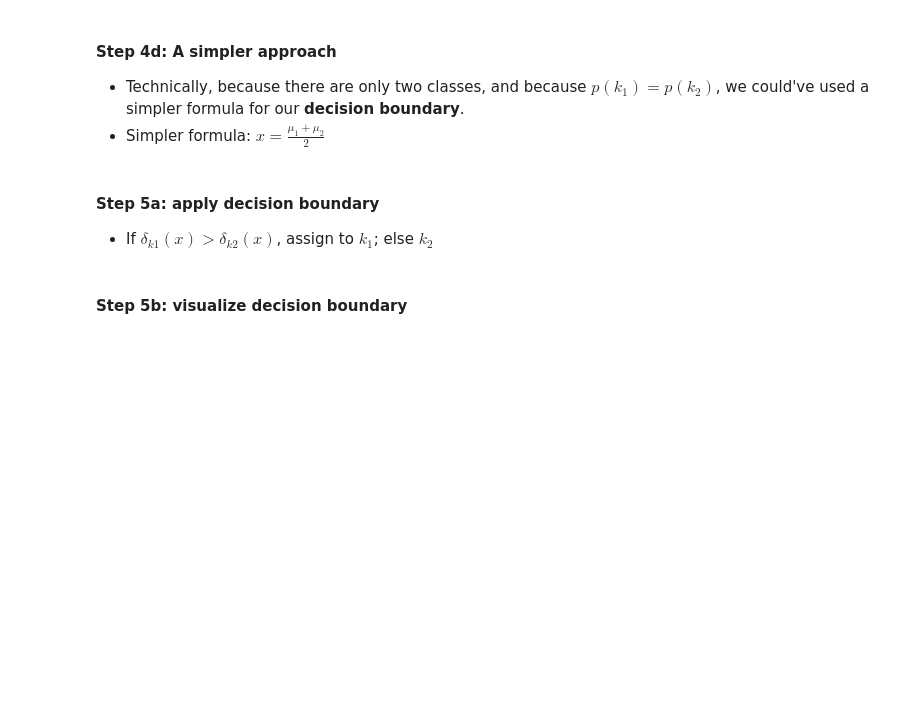
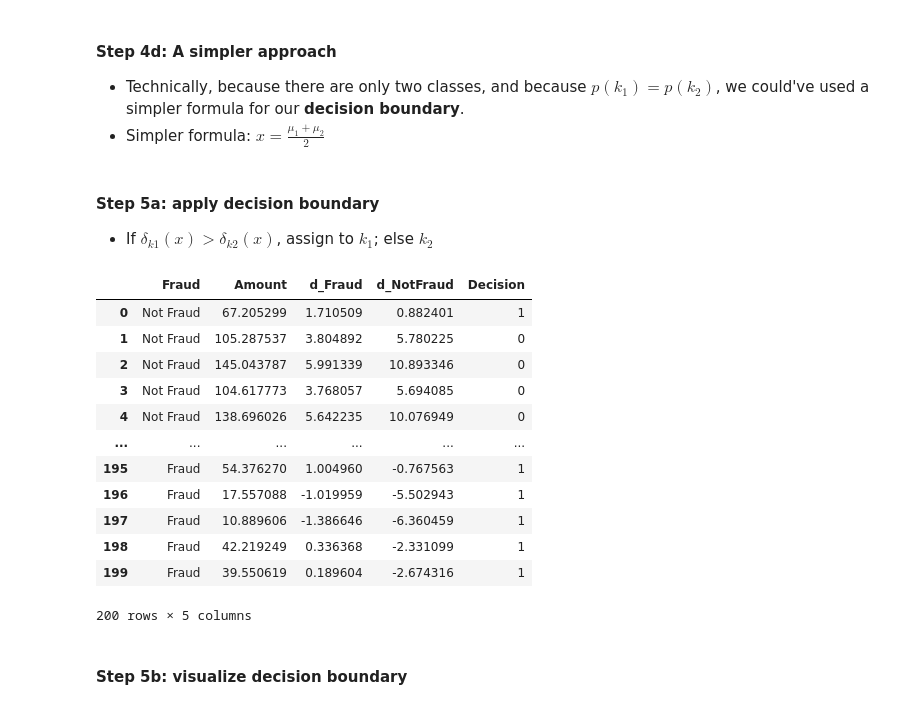
Before and after one commit to holliwood8/css100_lectures, a Jupyter notebook: 13-classification-lda.ipynb, the cells around one changed output. Cells and saved outputs as stored; diff of their text form; code cells hidden in the pictures; blank space fills up the shorter version.

```diff
--- a/13-classification-lda.ipynb
+++ b/13-classification-lda.ipynb
@@ -389,5 +393,21 @@ def make_decision(row):
 
 df_fraud['Decision'] = df_fraud.apply(make_decision, axis = 1)
+# %%
+df_fraud
+# %% [output]
+|  | Fraud | Amount | d_Fraud | d_NotFraud | Decision |
+| 0 | Not Fraud | 67.205299 | 1.710509 | 0.882401 | 1 |
+| 1 | Not Fraud | 105.287537 | 3.804892 | 5.780225 | 0 |
+| 2 | Not Fraud | 145.043787 | 5.991339 | 10.893346 | 0 |
+| 3 | Not Fraud | 104.617773 | 3.768057 | 5.694085 | 0 |
+| 4 | Not Fraud | 138.696026 | 5.642235 | 10.076949 | 0 |
+| ... | ... | ... | ... | ... | ... |
+| 195 | Fraud | 54.376270 | 1.004960 | -0.767563 | 1 |
+| 196 | Fraud | 17.557088 | -1.019959 | -5.502943 | 1 |
+| 197 | Fraud | 10.889606 | -1.386646 | -6.360459 | 1 |
+| 198 | Fraud | 42.219249 | 0.336368 | -2.331099 | 1 |
+| 199 | Fraud | 39.550619 | 0.189604 | -2.674316 | 1 |
+200 rows × 5 columns
 # %% [markdown]
 #### Step 5b: visualize decision boundary
 # %%
```
Also changed, not shown: parts of 12 cells of this notebook.
